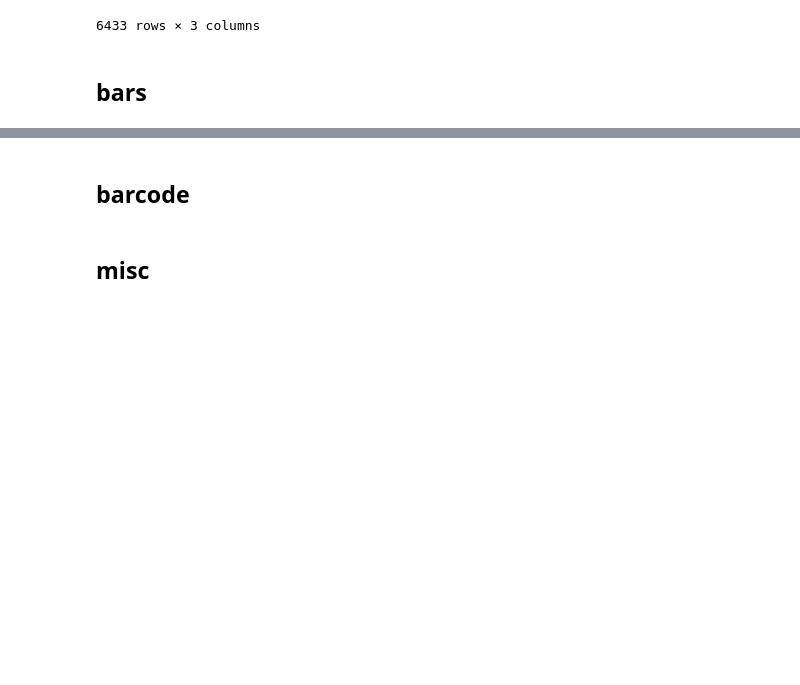
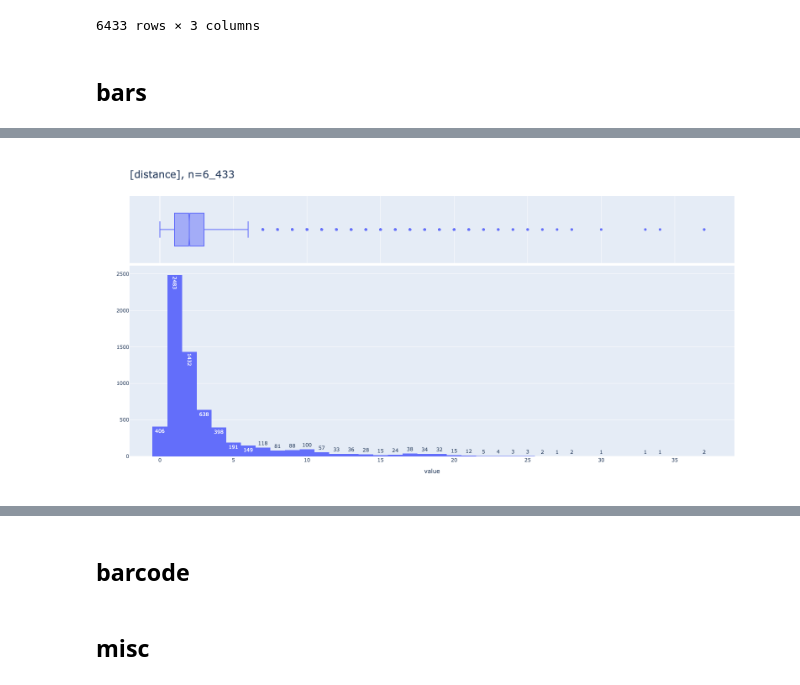
Before and after one commit to smeisegeier/pandas-plots, a Jupyter notebook: src/test.ipynb, the cells around one changed output, grey strips where cells are left out. Saved outputs shown, nothing was run; the diff lists cells and outputs as text; code cells hidden in the pictures; blank space fills up the shorter version.

```diff
--- a/src/test.ipynb
+++ b/src/test.ipynb
@@ -308,18 +382,21 @@ lol = pls.plot_bars(_df, orientation="v", normalize=True, use_ci=False, precisio
 # %%
 _df = df["distance"]
 # _df#.to_frame()
 # _df=df[["fare","distance"]]
 pls.plot_histogram(
     _df,
     height=800,
     width=1600,
     precision=0,
     orientation="v",
     histnorm="",
     nbins=0,
     # barmode="overlay",
     renderer="png",
+    png_path=Path("box5.png"),
 )
+# %% [output]
+[figure, added]
 # %%
 # px.histogram(
 #     # df[["fare","passengers"]],
```
Also changed, not shown: parts of 23 cells of this notebook, 2 other files.
